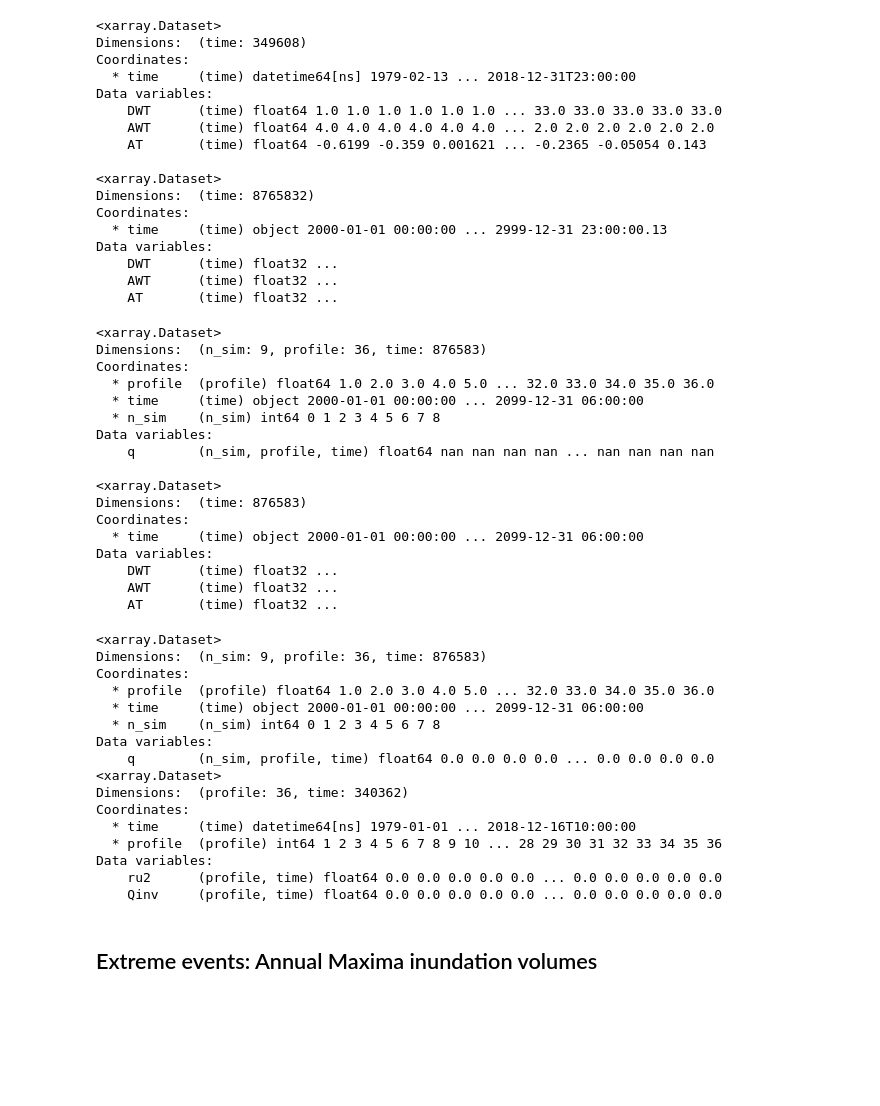
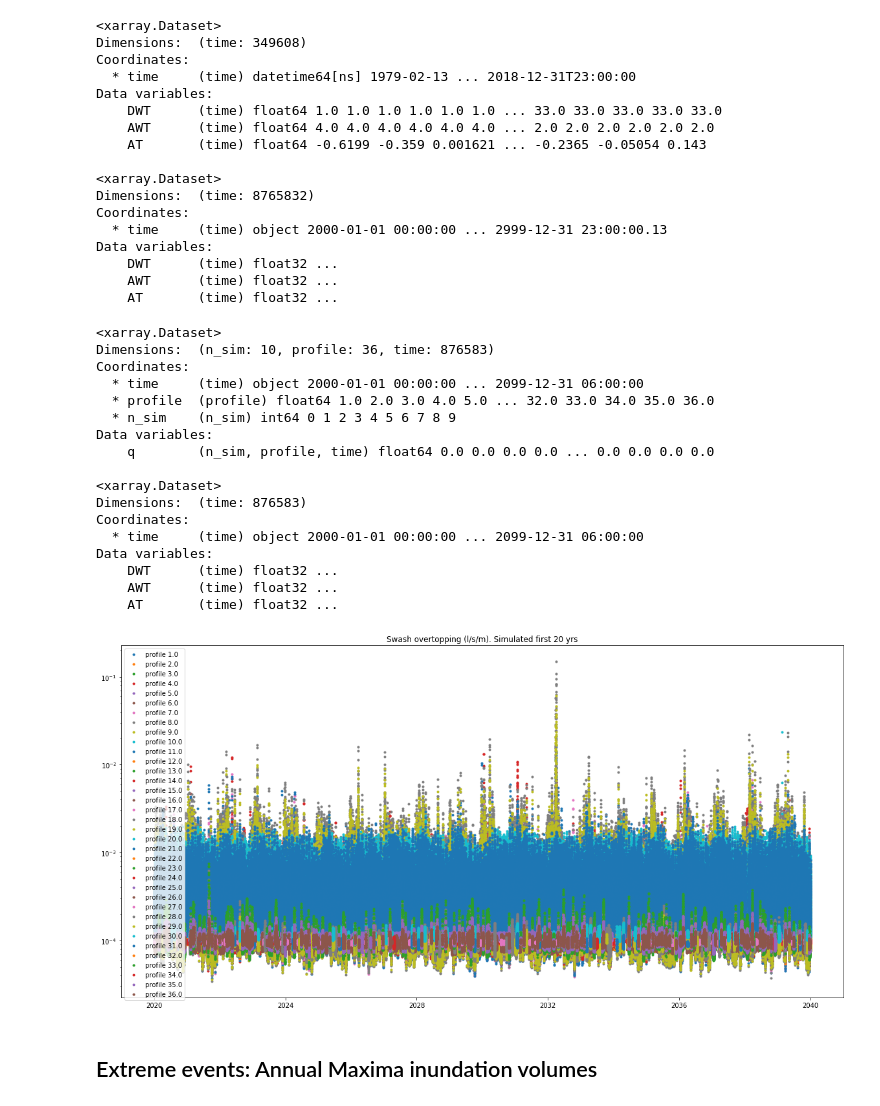
Before and after one commit to ripolln/teslakit, a Jupyter notebook: notebooks/KWAJALEIN/03_Nearshore/06_HYSWASH_to_inundation.ipynb, the cells around one changed output. Saved outputs shown, nothing was run; the diff lists cells and outputs as text; code cells hidden in the pictures; blank space fills up the shorter version.

```diff
--- a/notebooks/KWAJALEIN/03_Nearshore/06_HYSWASH_to_inundation.ipynb
+++ b/notebooks/KWAJALEIN/03_Nearshore/06_HYSWASH_to_inundation.ipynb
@@ -146,0 +109,17 @@ Data variables:
+# %%
+#-------------------------------
+# Load simulation data
+
+# Load overtopping & runup q(l/s/m). ru2(m)
+
+p_base = '/Users/albacid/Projects/SERDP/inputs_Kwajalein/HySwash_outputs/Sims'
+
+sim_ini=0
+sim_end=9
+
+qru = xr.concat(
+    [xr.open_dataset(op.join(p_base, 'Sim_{0}.nc'.format(i))).drop({'ru2'}).assign_coords(n_sim=i).expand_dims('n_sim') for i in range(sim_ini,sim_end+1)],
+    dim='n_sim'
+)
+
+print(qru)
@@ -182,7 +207,8 @@ Data variables:
     AWT      (time) float32 ...
     AT       (time) float32 ...
 # %%
-# para quitar
+# Seleccion de los 100 primeros años (quitar??)
+
 qru = qru.isel(time=slice(0, 876583))
 offshore_vars = offshore_vars.isel(time=slice(0, 876583))
 
@@ -191,13 +217,13 @@ print()
 print(offshore_vars)
 # %% [output]
 <xarray.Dataset>
-Dimensions:  (n_sim: 9, profile: 36, time: 876583)
+Dimensions:  (n_sim: 10, profile: 36, time: 876583)
 Coordinates:
+  * time     (time) object 2000-01-01 00:00:00 ... 2099-12-31 06:00:00
   * profile  (profile) float64 1.0 2.0 3.0 4.0 5.0 ... 32.0 33.0 34.0 35.0 36.0
-  * time     (time) object 2000-01-01 00:00:00 ... 2099-12-31 06:00:00
-  * n_sim    (n_sim) int64 0 1 2 3 4 5 6 7 8
+  * n_sim    (n_sim) int64 0 1 2 3 4 5 6 7 8 9
 Data variables:
-    q        (n_sim, profile, time) float64 nan nan nan nan ... nan nan nan nan
+    q        (n_sim, profile, time) float64 0.0 0.0 0.0 0.0 ... 0.0 0.0 0.0 0.0
 
 <xarray.Dataset>
 Dimensions:  (time: 876583)
@@ -207,42 +233,6 @@ Data variables:
     DWT      (time) float32 ...
     AWT      (time) float32 ...
     AT       (time) float32 ...
-# %%
-# Hay nans en los datos:
-#for p in qru_2.profile.values:
-#    print('profile ' + str(p))
-#
-#    kk = qru_2.q.sel(profile=p)
-#    print(len(kk.values))
-#
-#    kk = kk.where(~np.isnan(kk), drop=True)
-#    print(len(kk.values))
-#    print()
-
-
-# sustituir NaNs por 0
-qru = qru.where(~np.isnan(qru.q), 0)
-print(qru)
-
-qru_hist = qru_hist.where(~np.isnan(qru_hist.Qinv), 0)
-print(qru_hist)
-# %% [output]
-<xarray.Dataset>
-Dimensions:  (n_sim: 9, profile: 36, time: 876583)
-Coordinates:
-  * profile  (profile) float64 1.0 2.0 3.0 4.0 5.0 ... 32.0 33.0 34.0 35.0 36.0
-  * time     (time) object 2000-01-01 00:00:00 ... 2099-12-31 06:00:00
-  * n_sim    (n_sim) int64 0 1 2 3 4 5 6 7 8
-Data variables:
-    q        (n_sim, profile, time) float64 0.0 0.0 0.0 0.0 ... 0.0 0.0 0.0 0.0
-<xarray.Dataset>
-Dimensions:  (profile: 36, time: 340362)
-Coordinates:
-  * time     (time) datetime64[ns] 1979-01-01 ... 2018-12-16T10:00:00
-  * profile  (profile) int64 1 2 3 4 5 6 7 8 9 10 ... 28 29 30 31 32 33 34 35 36
-Data variables:
-    ru2      (profile, time) float64 0.0 0.0 0.0 0.0 0.0 ... 0.0 0.0 0.0 0.0 0.0
-    Qinv     (profile, time) float64 0.0 0.0 0.0 0.0 0.0 ... 0.0 0.0 0.0 0.0 0.0
 # %%
 # DatetimeGregorian to datetime
 time = [x.timetuple() for x in qru.time.values];
@@ -255,6 +245,19 @@ offshore_vars['time'] = time
 # round times to hour
 qru['time'] = qru['time'].dt.round('H')
 offshore_vars['time'] = offshore_vars['time'].dt.round('H')
+# %%
+# Plot 20 years of simulated data for one simulation
+
+qru_plot = qru.sel(time=slice(datetime(2020,1,1), datetime(2040,1,1))).copy(deep=True)
+
+plt.figure(figsize=(20,10))
+for p in qru_plot.profile.values:
+    plt.plot(qru_plot.time, qru_plot.q.sel(n_sim=nsim, profile=p), '.' ,label=('profile ' + str(p)))
+plt.legend()
+plt.title('Swash overtopping (l/s/m). Simulated first 20 yrs')
+plt.yscale('log')
+# %% [output]
+[figure, added]
 # %% [markdown]
 ## Extreme events: Annual Maxima inundation volumes
 # %%
```
Also changed, not shown: parts of 27 cells of this notebook, 12 other files.
